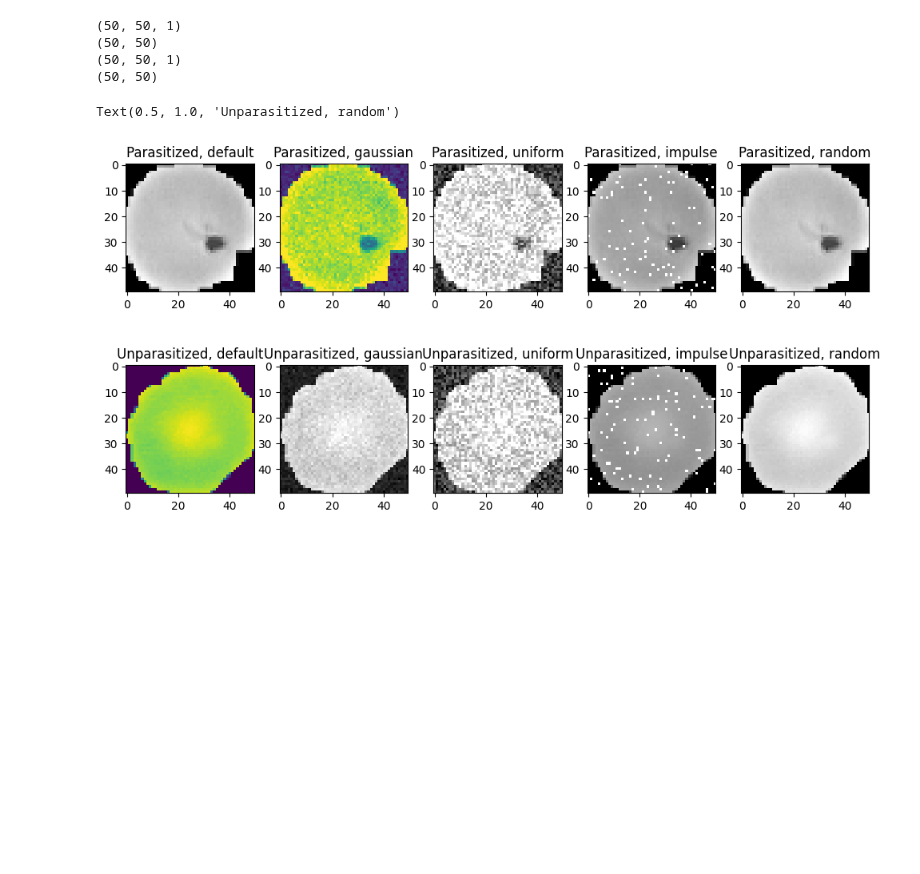
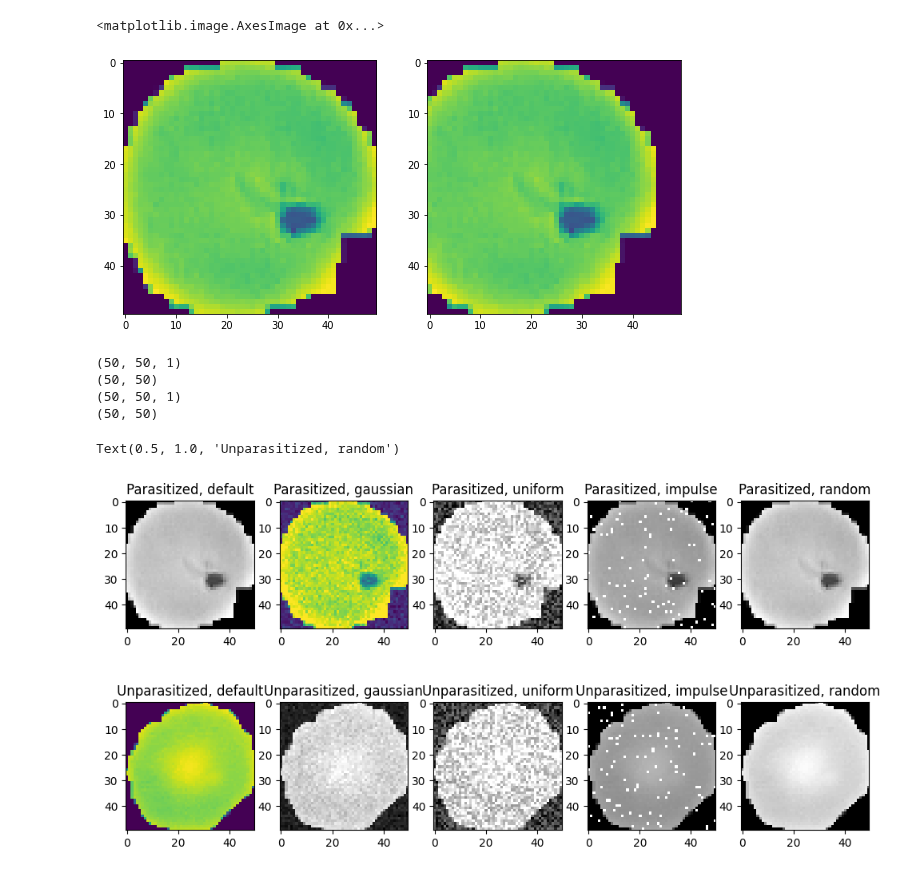
Before and after one commit to madhava20217/Malaria-Detection-from-Cells, a Jupyter notebook: Modules/image_transformations.ipynb, the cells around one changed output. Saved outputs shown, nothing was run; the diff lists cells and outputs as text; code cells hidden in the pictures; blank space fills up the shorter version.

Commit message:
translations done

```diff
--- a/Modules/image_transformations.ipynb
+++ b/Modules/image_transformations.ipynb
@@ -9,6 +9,8 @@ import seaborn as sns
 import cv2
 # %%
 import cv2
+import skimage.transform as transform
+from math import radians
 
 class Transformations():
     '''A class for transforming images to assist in data augmentation. Performs tasks like
@@ -24,6 +26,32 @@ class Transformations():
     done - Removing noise
 
     '''
+
+    def shear_transformation(self, image_arr, angle):
+        '''Function to perform shear transformation
+
+        Arguments:
+
+        1. image_arr: the input image (as a numpy array)
+        2. angle: the angle to be 'sheared' by in degrees
+
+        Returns a transformed image array'''
+        return_image = transform.warp(image_arr, inverse_map= transform.AffineTransform(shear = radians(angle)))
+        return return_image
+
+    def translation_transformation(self, image_arr, x = 0, y = 0):
+        '''Function to perform translation
+
+        Arguments:
+
+        1. image_arr: the input image (as a numpy array)
+        2. x: the ratio to the width for the image to be horizontally shifted by
+        3. y: the ratio to the height for the image to be vertically shifted by
+
+        Returns a transformed image array'''
+        height, width = image_arr.shape[0], image_arr.shape[1]
+        transformation = transform.AffineTransform(translation=(x*width, y*height))
+        return transform.warp(image_arr, inverse_map= transformation)
 
     def color_transformation(self, image_arr, kind = 'default'):
         '''Function for transforming a RGB image to some other space specified by the 'kind' argument.
@@ -205,6 +233,18 @@ class Transformations():
         else:
             # default, do nothing
             return image_arr
+# %%
+image_p = cv2.imread('parasitized1.png', 0)
+image_up = cv2.imread('uninfected1.png', 0)
+
+tr = Transformations()
+
+fig, axes = plt.subplots(1, 2, figsize = (10, 5))
+axes[0].imshow(image_p)
+axes[1].imshow(tr.translation_transformation(image_p, 0.1))
+# %% [output]
+<matplotlib.image.AxesImage at 0x...>
+[figure, added]
 # %%
 add_noise = ['default','gaussian','uniform' ,'impulse', 'ur mum']
 
```
